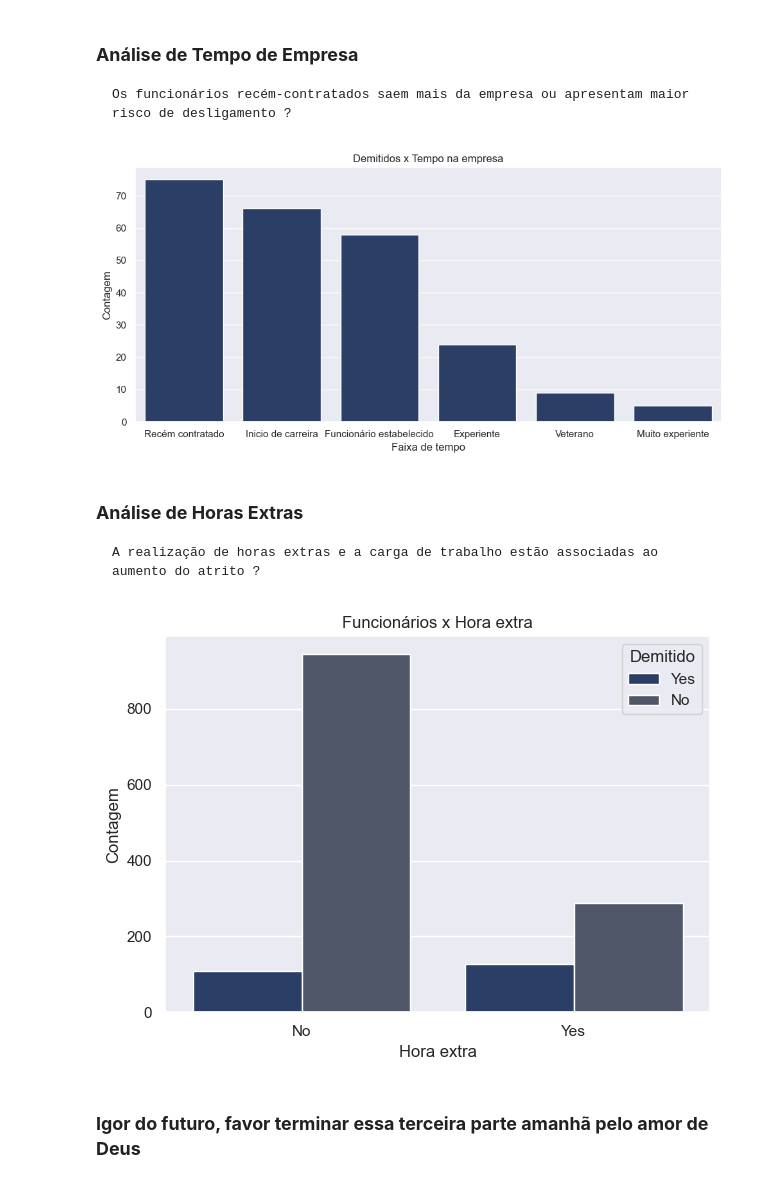
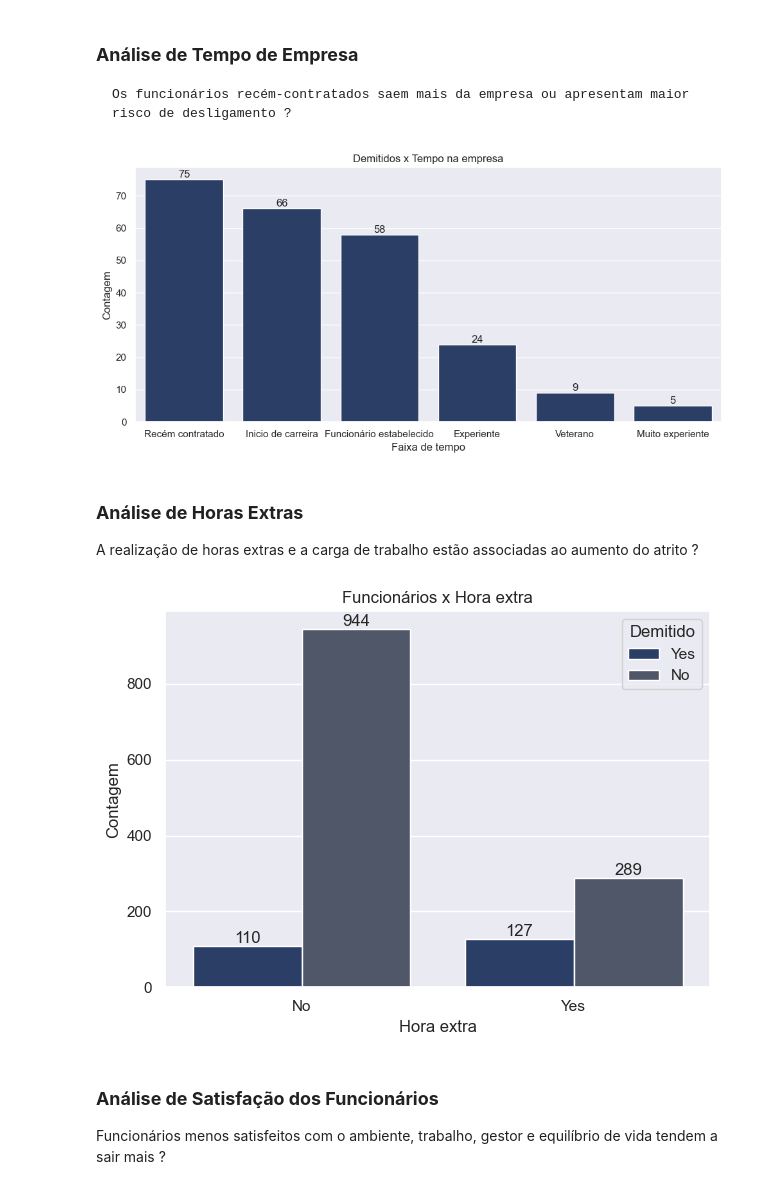
Before and after one commit to devigorll/analise_atrito, a Jupyter notebook: notebooks/03_diagnostico_estatistico_visual.ipynb, the cells around one changed output. Cells and saved outputs as stored; diff of their text form; code cells hidden in the pictures.

```diff
--- a/notebooks/03_diagnostico_estatistico_visual.ipynb
+++ b/notebooks/03_diagnostico_estatistico_visual.ipynb
@@ -55,5 +53,8 @@ g.set_title("Análise por idade")
 g.set_ylabel("Contagem")
 g.label_outer("Teste")
 
+for container in g.containers:
+    g.bar_label(container, fmt = "%.0f")
+
 #gi.text(x=1 (posição horizontal), y=50 (Posição vertical), s = "Texto")
 # %% [output]
@@ -73,11 +74,19 @@ ax[0].set_title("Demissões por Cargo")
 ax[0].set_xlabel("Cargo")
 ax[0].set_ylabel("Quantidade de Demissões")
 
+
+for container in ax[0].containers:
+    ax[0].bar_label(container, fmt = "%.0f")
+
 sns.barplot(data=df, x = "Cargo", y = "Renda_Mensal", estimator = "mean", order = ordem_salario_cargo, ax = ax[1])
 ax[1].set_title("Salário Médio por Cargo")
 ax[1].set_xlabel("Cargo")
 ax[1].set_ylabel("Salário Médio")
 
+for container in ax[1].containers:
+    labels = [f"{v/1000:.1f}k" for v in container.datavalues]
+    ax[1].bar_label(container, labels=labels)
+
 for eixo in ax: eixo.tick_params(axis="x", rotation=90)
 
 plt.tight_layout()
@@ -95,6 +104,9 @@ g.set_xlabel("Distância de casa")
 g.set_ylabel("Contagem de demissões")
 g.set_title("Demissões x Distância de casa")
 
+for container in g.containers:
+    g.bar_label(container, fmt = "%.0f")
+
 plt.tight_layout()
 plt.show()
 # %% [output]
@@ -110,23 +122,31 @@ g = sns.countplot(data = df[df["Demitido"] == "Yes"], x = "Faixa_de_tempo_empres
 g.set_title("Demitidos x Tempo na empresa")
 g.set_xlabel("Faixa de tempo")
 g.set_ylabel("Contagem")
+
+for container in g.containers:
+    g.bar_label(container, fmt = "%.0f")
+
 plt.tight_layout()
 plt.show()
 # %% [output]
-[figure, old version]
+[figure, new version]
 # %% [markdown]
 ### **Análise de Horas Extras**
-    A realização de horas extras e a carga de trabalho estão associadas ao aumento do atrito ?
+A realização de horas extras e a carga de trabalho estão associadas ao aumento do atrito ?
 # %%
 ordem = (df["Hora_Extra"].value_counts(ascending = False).index)
 g = sns.countplot(data = df, x = "Hora_Extra", hue = "Demitido", order = ordem)
 g.set_title("Funcionários x Hora extra")
 g.set_xlabel("Hora extra")
 g.set_ylabel("Contagem")
 
+for container in g.containers:
+    g.bar_label(container, fmt = "%.0f")
+
 plt.tight_layout()
 plt.show()
 # %% [output]
-[figure, old version]
+[figure, new version]
 # %% [markdown]
-### **Igor do futuro, favor terminar essa terceira parte amanhã pelo amor de Deus**
+### **Análise de Satisfação dos Funcionários**
+Funcionários menos satisfeitos com o ambiente, trabalho, gestor e equilíbrio de vida tendem a sair mais ?
```
Also changed, not shown: parts of 15 cells of this notebook, 2 other files.
